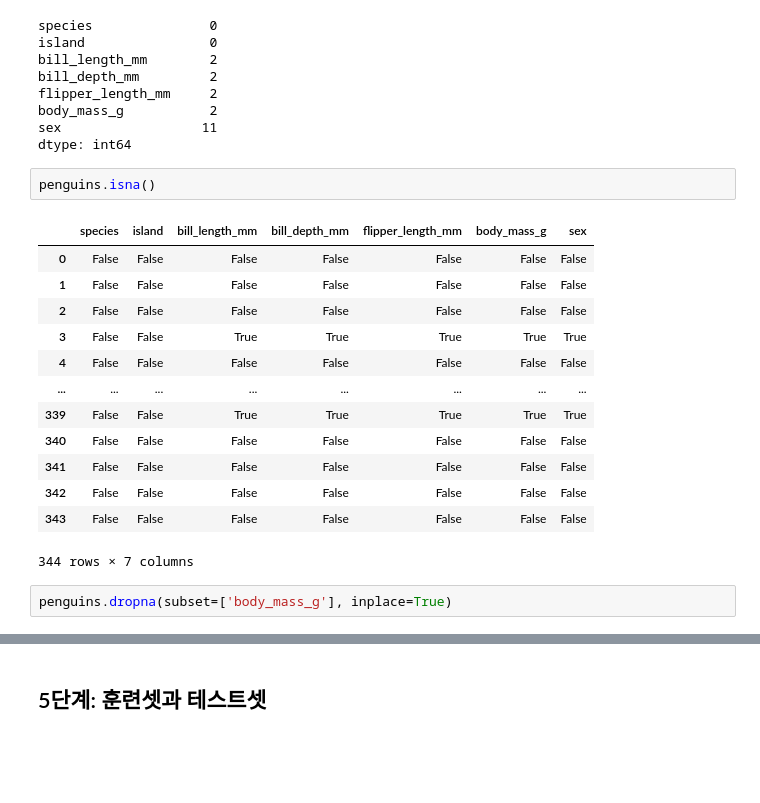
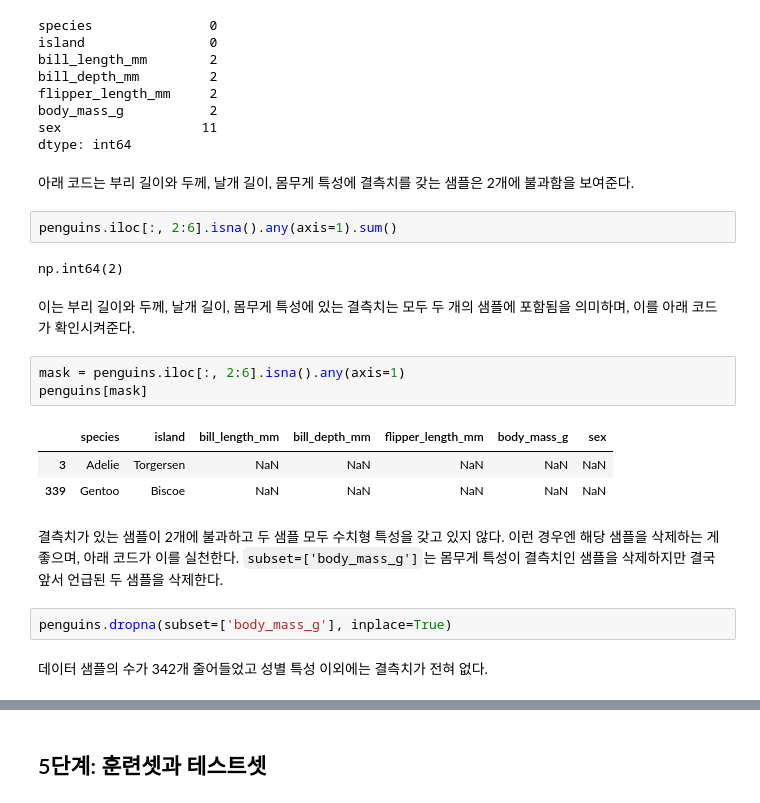
Before and after one commit to codingalzi/code-workout-datasci, a Jupyter notebook: ml_regression-1.ipynb, the cells around one changed output, grey strips where cells are left out. Saved outputs shown, nothing was run; the diff lists cells and outputs as text; blank space fills up the shorter version.

```diff
--- a/ml_regression-1.ipynb
+++ b/ml_regression-1.ipynb
@@ -196,24 +196,32 @@ flipper_length_mm     2
 body_mass_g           2
 sex                  11
 dtype: int64
+# %% [markdown]
+아래 코드는 부리 길이와 두께, 날개 길이, 몸무게 특성에 결측치를 갖는 샘플은 2개에 불과함을 보여준다.
 # %%
-penguins.isna()
+penguins.iloc[:, 2:6].isna().any(axis=1).sum()
 # %% [output]
-|  | species | island | bill_length_mm | bill_depth_mm | flipper_length_mm | body_mass_g | sex |
-| 0 | False | False | False | False | False | False | False |
-| 1 | False | False | False | False | False | False | False |
-| 2 | False | False | False | False | False | False | False |
-| 3 | False | False | True | True | True | True | True |
-| 4 | False | False | False | False | False | False | False |
-| ... | ... | ... | ... | ... | ... | ... | ... |
-| 339 | False | False | True | True | True | True | True |
-| 340 | False | False | False | False | False | False | False |
-| 341 | False | False | False | False | False | False | False |
-| 342 | False | False | False | False | False | False | False |
-| 343 | False | False | False | False | False | False | False |
-344 rows × 7 columns
+np.int64(2)
+# %% [markdown]
+이는 부리 길이와 두께, 날개 길이, 몸무게 특성에 있는 결측치는 모두 두 개의 샘플에 포함됨을 의미하며,
+이를 아래 코드가 확인시켜준다.
+# %%
+mask = penguins.iloc[:, 2:6].isna().any(axis=1)
+penguins[mask]
+# %% [output]
+|  | species | island | bill_length_mm | bill_depth_mm | flipper_length_mm | body_mass_g | sex |
+| 3 | Adelie | Torgersen | NaN | NaN | NaN | NaN | NaN |
+| 339 | Gentoo | Biscoe | NaN | NaN | NaN | NaN | NaN |
+# %% [markdown]
+결측치가 있는 샘플이 2개에 불과하고 두 샘플 모두 수치형 특성을 갖고 있지 않다.
+이런 경우엔 해당 샘플을 삭제하는 게 좋으며,
+아래 코드가 이를 실천한다.
+`subset=['body_mass_g']`는 몸무게 특성이 결측치인 샘플을 삭제하지만
+결국 앞서 언급된 두 샘플을 삭제한다.
 # %%
 penguins.dropna(subset=['body_mass_g'], inplace=True)
+# %% [markdown]
+데이터 샘플의 수가 342개 줄어들었고 성별 특성 이외에는 결측치가 전혀 없다.
 # %%
 penguins.info()
 # %% [output]
```
Also changed, not shown: parts of 26 cells of this notebook, 1 other file.
